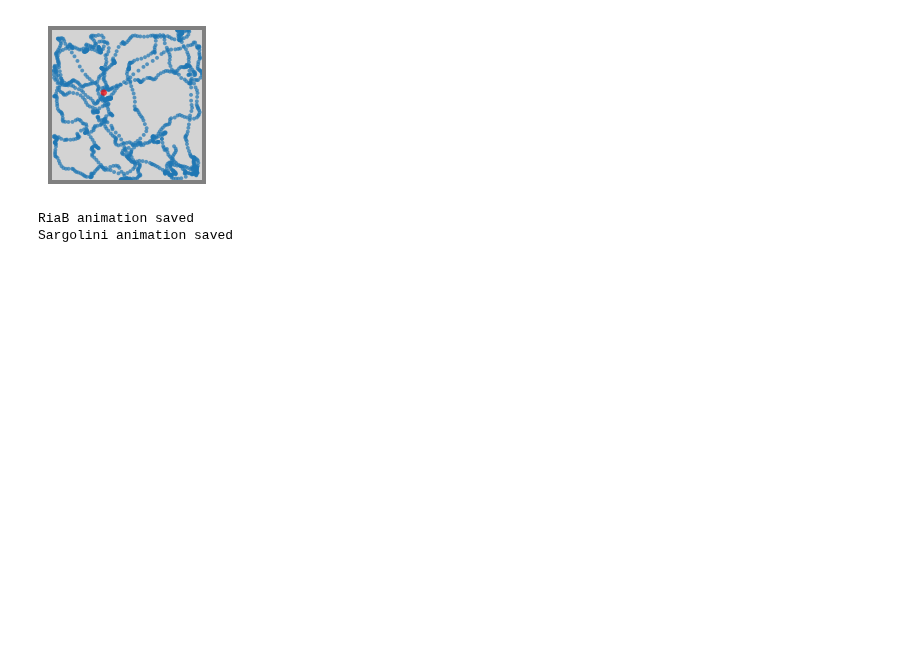
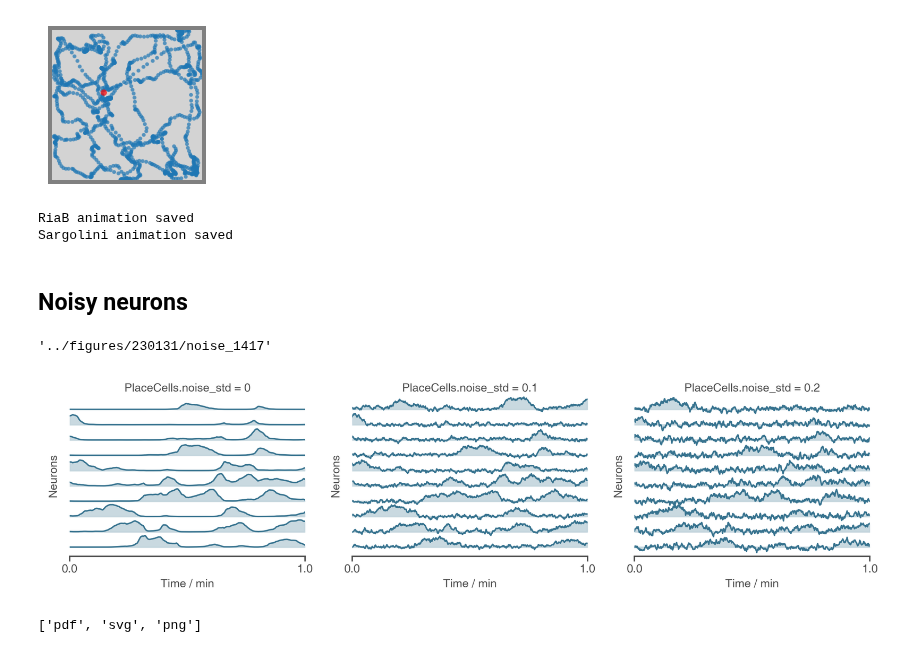
Before and after one commit to RatInABox-Lab/RatInABox, a Jupyter notebook: demos/readme_figures.ipynb, the cells around one changed output. Drawn from its saved outputs; the diff is of its cells as text; code cells hidden in the pictures; blank space fills up the shorter version.

```diff
--- a/demos/readme_figures.ipynb
+++ b/demos/readme_figures.ipynb
@@ -17,7 +14,7 @@ The autoreload extension is already loaded. To reload it, use:
 # %%
 #Leave this as False.
 #For paper/readme production I use a plotting library (tomplotlib) to format and save figures. Without this they will still show but not save.
-if False:
+if True:
     import tomplotlib.tomplotlib as tpl
     tpl.figureDirectory = "../figures/"
     tpl.setColorscheme(colorscheme=2)
@@ -612,3 +609,36 @@ if save_plots == True:
 # %% [output]
 RiaB animation saved
 Sargolini animation saved
+# %% [markdown]
+## Noisy neurons
+# %%
+Env = Environment()
+Ag = Agent(Env,params={'dt':0.1})
+PCs = PlaceCells(Ag,params={'place_cell_centres':'uniform'})
+PCs_noisy = PlaceCells(Ag,params={'place_cell_centres':'uniform',
+                                  'noise_std':0.1})
+PCs_verynoisy = PlaceCells(Ag,params={'place_cell_centres':'uniform',
+                                  'noise_std':0.2})
+
+while Ag.t < 60:
+    Ag.update()
+    PCs.update()
+    PCs_noisy.update()
+    PCs_verynoisy.update()
+
+fig, ax = plt.subplots(1,3,figsize=(10,2))
+PCs.plot_rate_timeseries(fig=fig,ax=ax[0],spikes=False)
+PCs_noisy.plot_rate_timeseries(fig=fig,ax=ax[1],spikes=False)
+PCs_verynoisy.plot_rate_timeseries(fig=fig,ax=ax[2],spikes=False)
+ax[0].set_title("PlaceCells.noise_std = 0")
+ax[1].set_title("PlaceCells.noise_std = 0.1")
+ax[2].set_title("PlaceCells.noise_std = 0.2")
+
+tpl.saveFigure(fig,"noise")
+# %% [output]
+'../figures/230131/noise_1417'
+[figure, added]
+# %%
+tpl.saveTypes
+# %% [output]
+['pdf', 'svg', 'png']
```
Also changed, not shown: parts of 1 cell of this notebook, 2 other files.
